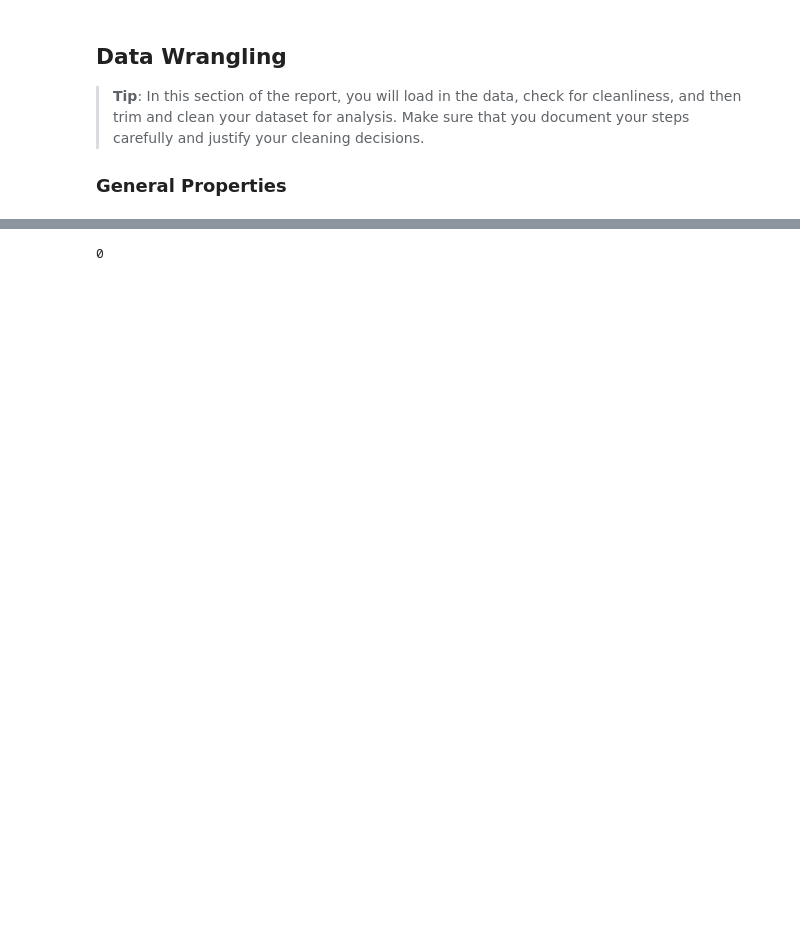
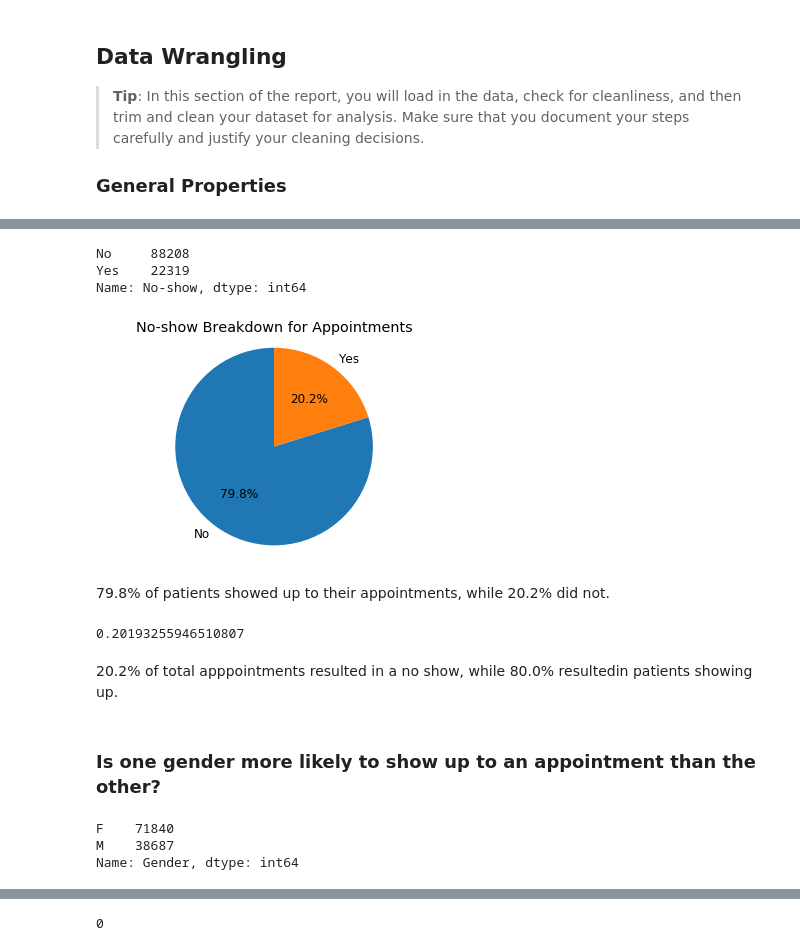
Before and after one commit to helenln/NoShow, a Jupyter notebook: Investigate_a_Dataset.ipynb, the cells around one changed output, grey strips where cells are left out. Cells and saved outputs as stored; diff of their text form; code cells hidden in the pictures; blank space fills up the shorter version.

```diff
--- a/Investigate_a_Dataset.ipynb
+++ b/Investigate_a_Dataset.ipynb
@@ -138,0 +97,47 @@ df_male
+# %%
+# Determine "yes" and "no" totals for no-shows
+df_appt = df['No-show'].value_counts()
+df_appt
+# %% [output]
+No     88208
+Yes    22319
+Name: No-show, dtype: int64
+# %%
+No = 88208
+Yes = 22319
+
+plt.rcParams.update({'font.size': 12})
+
+plt.pie([No, Yes],
+        labels=['No', 'Yes'],
+        autopct='%1.1f%%',
+        startangle=90)
+
+plt.title('No-show Breakdown for Appointments')
+
+plt.axis('equal')
+plt.show()
+# %% [output]
+[figure, added]
+# %% [markdown]
+79.8% of patients showed up to their appointments, while 20.2% did not.
+# %%
+df_noshowno =  df_appt[0]
+df_noshowyes = df_appt[1]
+df_noshowtotal = df_noshowno + df_noshowyes
+df_noshowpercentage = float(df_noshowyes) / df_noshowtotal
+df_noshowpercentage
+# %% [output]
+0.20193255946510807
+# %% [markdown]
+20.2% of total apppointments resulted in a no show, while 80.0% resultedin patients showing up.
+# %% [markdown]
+### Is one gender more likely to show up to an appointment than the other?
+# %%
+# Determine number of appointments by gender.
+df_gender = df['Gender'].value_counts()
+df_gender
+# %% [output]
+F    71840
+M    38687
+Name: Gender, dtype: int64
```
Also changed, not shown: parts of 49 cells of this notebook, 1 other file.
